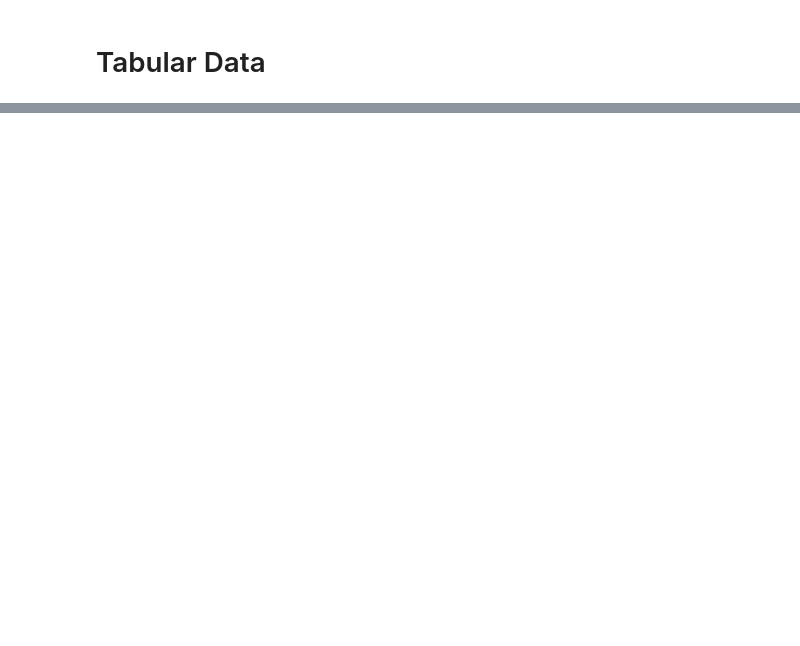
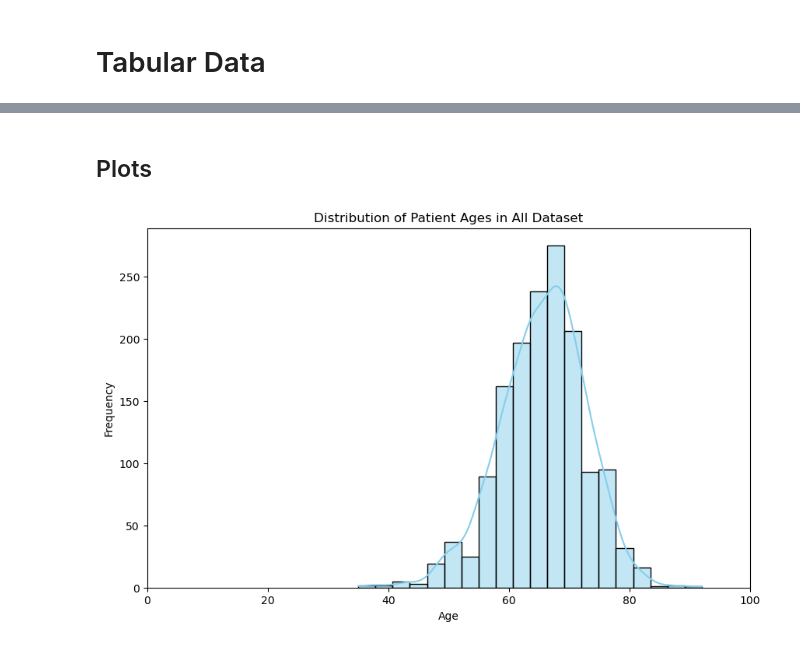
Before and after one commit to Kimberly97llp/cvproject, a Jupyter notebook: EDA.ipynb, the cells around one changed output, grey strips where cells are left out. Saved outputs shown, nothing was run; the diff lists cells and outputs as text; code cells hidden in the pictures; blank space fills up the shorter version.

```diff
--- a/EDA.ipynb
+++ b/EDA.ipynb
@@ -34,0 +118,6 @@ df = pd.read_csv(df_path)
+# %% [markdown]
+## Plots
+# %%
+plot_histogram(df['patient_age'], 'Distribution of Patient Ages in All Dataset', 'Age', 'Frequency', x_range=(0, 100))
+# %% [output]
+[figure, added]
```
Also changed, not shown: parts of 13 cells of this notebook, 1 other file.
